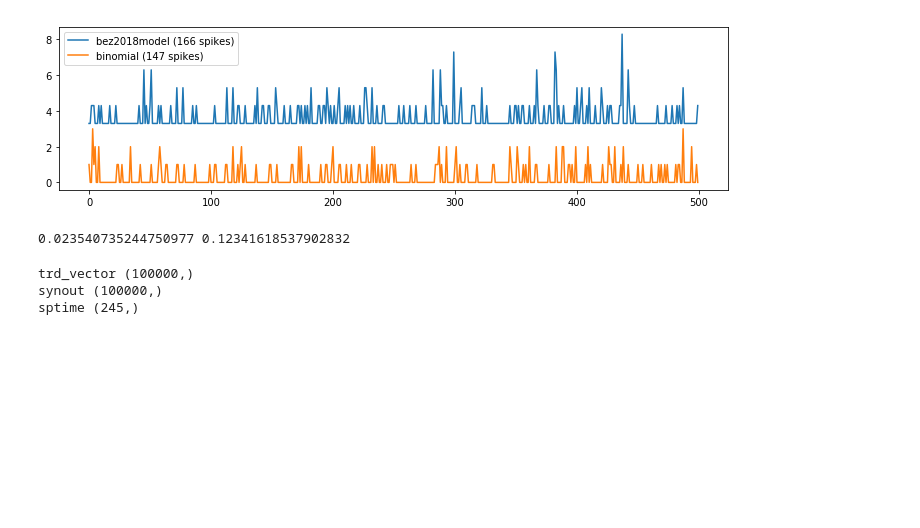
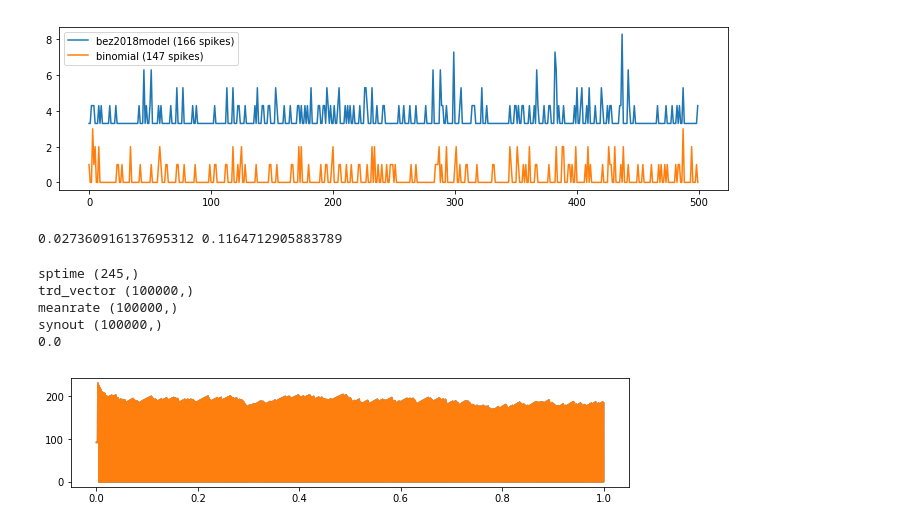
Before and after one commit to msaddler/bez2018model, a Jupyter notebook: notebook_debug_bez2018model.ipynb, the cells around one changed output. Cells and saved outputs as stored; diff of their text form; code cells hidden in the pictures; blank space fills up the shorter version.

```diff
--- a/notebook_debug_bez2018model.ipynb
+++ b/notebook_debug_bez2018model.ipynb
@@ -435,14 +435,25 @@ print(t1-t0, t2-t1)
 # ax.plot(sptime, np.zeros_like(sptime), '.')
 # plt.show()
 
-x0 = out_dict_tmp['trd_vector']
-x1 = out_dict['trd_vector']
+x0 = out_dict_tmp['meanrate']
+x1 = out_dict['meanrate']
 # %% [output]
-0.023540735244750977 0.12341618537902832
+0.027360916137695312 0.1164712905883789
 # %%
 for k in out_dict_tmp.keys():
     print(k, out_dict_tmp[k].shape)
+
+print(np.max(np.abs(x1-x0)))
 # %% [output]
+sptime (245,)
 trd_vector (100000,)
+meanrate (100000,)
 synout (100000,)
-sptime (245,)
+0.0
+# %%
+fig, ax = plt.subplots(figsize=(10, 2))
+ax.plot(t, x0)
+ax.plot(t, x1)
+plt.show()
+# %% [output]
+[figure, added]
```
Also changed, not shown: 2 other files.
